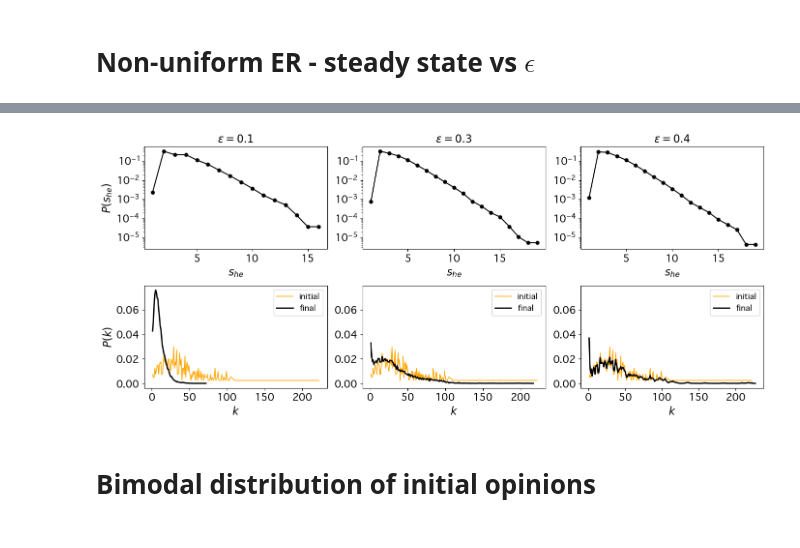
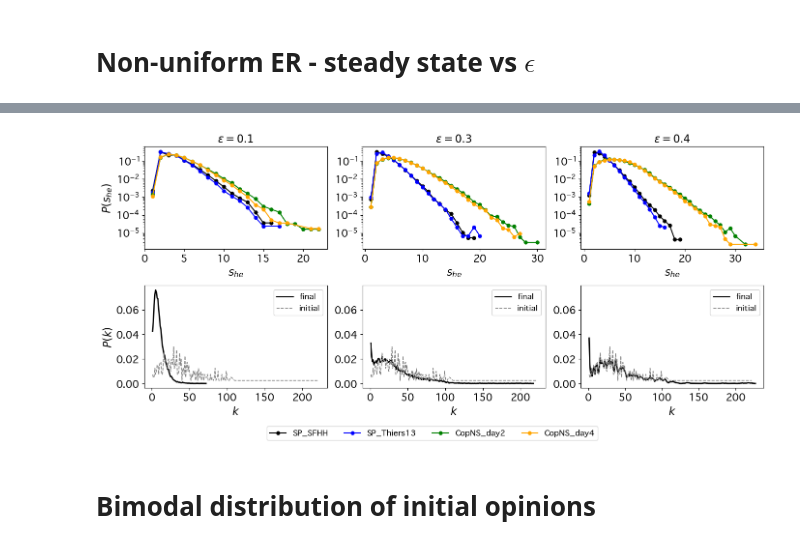
Before and after one commit to cosimoagostinelli/H-or_adaptive_Deffuant, a Jupyter notebook: 3_figures.ipynb, the cells around one changed output, grey strips where cells are left out. Drawn from its saved outputs; the diff is of its cells as text; code cells hidden in the pictures.

```diff
--- a/3_figures.ipynb
+++ b/3_figures.ipynb
@@ -225,7 +225,7 @@ plt.show()
 # %% [markdown]
 # $M$-uniform ER - steady state vs $\epsilon$
 # %%
-cond = 'max_min'
+cond = 'std'
 Ns = [500, 1000, 2000, 5000]
 Ms = [2, 4, 6]
 
@@ -245,7 +245,7 @@ for M in Ms:
     nhe = results['nhe']
     s_avg = results['s_avg']
     s_max = results['s_max']
-    if M==2 or M==4:
+    if cond=='max_min' and (M==2 or M==4):
         eps_peak = results['extra_eps_N5000']
         var_peak = results['extra_var_scc1_N5000']
 
@@ -273,7 +273,7 @@ for M in Ms:
         axs[1,i].set_yticks(tk, [str(i) for i in tk])
         # inset plot
         x = list(epsilons)
-        if (M==2 or M==4) and N==5000:
+        if cond=='max_min' and (M==2 or M==4) and N==5000:
             x = sorted(x+[eps_peak])
             idx_insert = x.index(eps_peak)
             y1_ins.insert(idx_insert, var_peak)
@@ -287,8 +287,8 @@ for M in Ms:
         la3 = lbls[3] if N==Ns[-1] else None
         axs[3,i].plot(epsilons, y5, label=la3, linestyle='--', marker='o', markersize=mrksize, color=clr)
         axs[3,i].plot(epsilons, y4, label=la2, color=clr)
-        xtck = [0.0] + list( epsilons[3::4] )
-        xlbl = [str( np.round(tck,1) ) for tck in xtck]
+        xtck = [0.0] + list( np.round(epsilons[4::4],1) )
+        xlbl = [str(tck) for tck in xtck]
         axs[3,i].set_xticks(xtck, xlbl)
 
         # set tick fontsize in all subplots
@@ -671,8 +673,8 @@ for N,clr in zip(Ns, colors):
 # set xlabel tick fontsize in all subplots
 for j in range(2):
     axs[1,j].set_xlabel(r'$\epsilon$', fontsize=ttl_size)
-    xtck = [0.0] + list( epsilons[3::4] )
-    xlbl = [str( np.round(tck,1) ) for tck in xtck]
+    xtck = [0.0] + list( np.round(epsilons[4::4],1) )
+    xlbl = [str(tck) for tck in xtck]
     axs[1,j].set_xticks(xtck, xlbl)
     for i in range(2):
         axs[i,j].tick_params(labelsize=tick_size)
@@ -808,62 +831,71 @@ plt.show()
 # %%
+tags = ['SP_SFHH', 'SP_Thiers13', 'CopNS_day2', 'CopNS_day4']
 cond = 'max_min'
 epsilons = [0.1,0.3,0.4]
 
-tag = 'SFHH'
-cond = 'max_min'
-clr = 'black'
-
-
 fig, axs = plt.subplots(2, 3, sharey='row', figsize=figsize2x3)
+colors_data = ['black', 'blue', 'green', 'orange']
+lns = []
+legend_labels = []
 
 for j, eps in enumerate(epsilons):
 
-    with open(f'../results/SP_{tag}_{cond}_distrib_eps_{eps}.pkl', 'rb') as f:
-        results = pickle.load(f)
+    for tag, clr in zip(tags, colors_data):
 
-    sizes_he = results['sizes_he']
-    hyperdegs = results['hyperdegs']
-    hyperdegs_0 = results['hyperdegs_0']
-    op_fin = results['op_fin_1run']
-    N=len(op_fin)
+        with open(f'../results/{tag}_{cond}_distrib_eps_{eps}.pkl', 'rb') as f:
+            results = pickle.load(f)
 
-    x0 = sorted(sizes_he.keys())
-    y0 = [sizes_he[x] for x in x0]
-    y0_norm = [i/sum(y0) for i in y0]
-    axs[0,j].plot(x0, y0_norm, color=clr, marker='o', markersize=mrksize)
-    axs[0,j].set_yscale('log')
-    axs[0,j].set_xlabel(r'$s_{he}$', fontsize=ttl_size)
-    axs[0,j].set_title(rf'$\epsilon = {eps}$', fontsize=ttl_size)
+        sizes_he = results['sizes_he']
+        hyperdegs = results['hyperdegs']
+        hyperdegs_0 = results['hyperdegs_0']
+        op_fin = results['op_fin_1run']
+        N=len(op_fin)
 
-    # plot hyperdegree distribution of initial hypergraphs
-    x1_0 = sorted(hyperdegs_0.keys())
-    y1_0 = [hyperdegs_0[x] for x in x1_0]
-    y1_0_norm = [i/N for i in y1_0]
-    axs[1,j].plot(x1_0, y1_0_norm, color='orange', lw=1.2, label='initial')
+        x0 = sorted(sizes_he.keys())
+        y0 = [sizes_he[x] for x in x0]
+        y0_norm = [i/sum(y0) for i in y0]
+        ln = axs[0,j].plot(x0, y0_norm, color=clr, marker='o', markersize=mrksize)
+        if j==0:
+            lns += ln
+            legend_labels.append(tag)
+        axs[0,j].set_yscale('log')
+        axs[0,j].set_xlabel(r'$s_{he}$', fontsize=ttl_size)
+        axs[0,j].set_title(rf'$\epsilon = {eps}$', fontsize=ttl_size)
 
-    x1 = sorted(hyperdegs.keys())
-    y1 = [hyperdegs[x] for x in x1]
-    y1_norm = [i/N for i in y1]
-    axs[1,j].plot(x1, y1_norm, color=clr, lw=2, label='final')
-    axs[1,j].set_xlabel(r'$k$', fontsize=ttl_size)
-    axs[1,j].legend(fontsize=lgd_size)
+        x1 = sorted(hyperdegs.keys())
+        y1 = [hyperdegs[x] for x in x1]
+        y1_norm = [i/N for i in y1]
+        if tag == tags[0]:
+            axs[1,j].plot(x1, y1_norm, color=clr, lw=2, label='final')
+        axs[1,j].set_xlabel(r'$k$', fontsize=ttl_size)
 
-    # set tick fontsize in all subplots
-    for i in range(2):
+        # plot hyperdegree distribution of initial hypergraphs
+        x1_0 = sorted(hyperdegs_0.keys())
+        y1_0 = [hyperdegs_0[x] for x in x1_0]
+        y1_0_norm = [i/N for i in y1_0]
+        if tag == 'SP_SFHH':
+            axs[1,j].plot(x1_0, y1_0_norm, color='gray', lw=1.2, ls='--', label='initial')
+            axs[1,j].legend(fontsize=lgd_size)
+
+        # set tick fontsize in all subplots
+        for i in range(2):
             axs[i,j].tick_params(labelsize=tick_size)
             # show y-ticks even if shared across subplots
             axs[i,j].yaxis.set_tick_params(which='both', labelleft=True)
 
 
 axs[0,0].set_ylabel(r'$P(s_{he})$', fontsize=ttl_size)
 axs[1,0].set_ylabel(r'$P(k)$', fontsize=ttl_size)
 
 
+# Global legend below plot, centered
+fig.legend(handles=lns, labels=legend_labels, loc='lower center', bbox_to_anchor=bbox_legend, fontsize=lgd_size, ncol=len(tags))
+
 plt.tight_layout(rect=rect_tl)
-plt.savefig(f'../figures/SP_{tag}_{cond}_distributions.jpg', dpi=dpi)
+plt.savefig(f'../figures/datasets_{cond}_distributions.jpg', dpi=dpi)
 plt.show()
 # %% [output]
-[figure, old version]
+[figure, new version]
 # %% [markdown]
 # Bimodal distribution of initial opinions
 # %%
```
Also changed, not shown: parts of 7 cells of this notebook, 2 other files.
